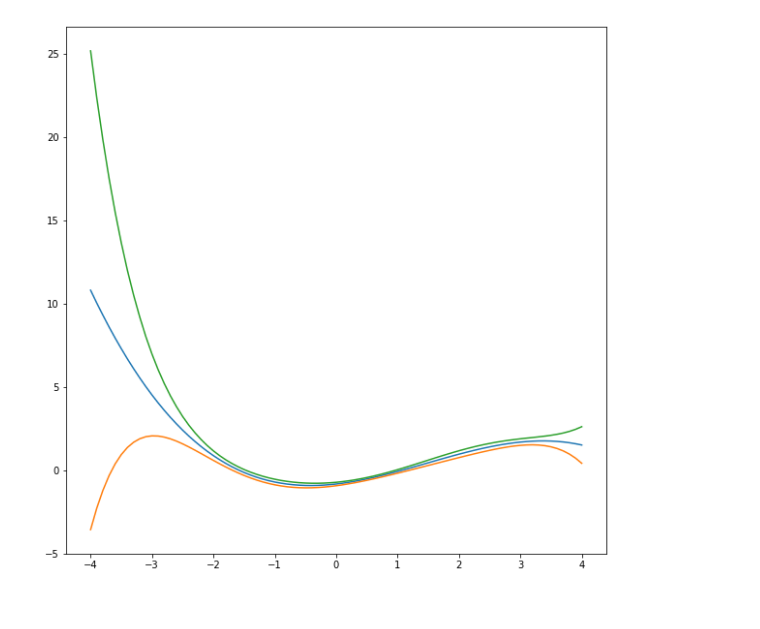
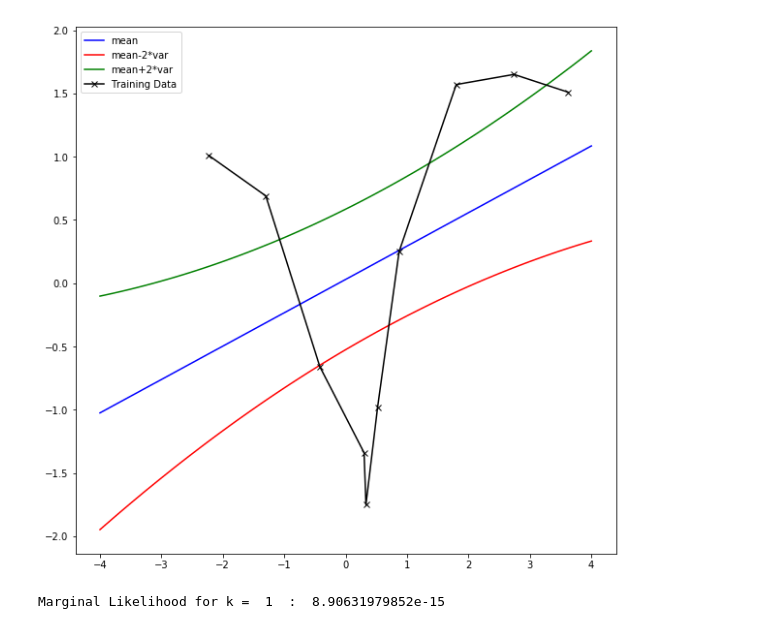
Before and after one commit to agjayant/assignments_CS772, a Jupyter notebook: hw1/bayesian-lr.ipynb, the cells around one changed output. Saved outputs shown, nothing was run; the diff lists cells and outputs as text; code cells hidden in the pictures.

```diff
--- a/hw1/bayesian-lr.ipynb
+++ b/hw1/bayesian-lr.ipynb
@@ -13,11 +14,10 @@ def returnData(x,k):
     return np.asarray(temp)
 # %%
 ## Data Dimension
-k = 3
+k = 1
 
 ## Input Data
 train_x = []
 for X in x:
     train_x.append(returnData(X,k))
 train_x = np.asarray(train_x)
-print np.shape(train_x)
@@ -36,12 +34,12 @@ yPlt = []
 xPlt = []
 yPlt1 = []
 yPlt2 = []
-interval = 1
+interval = 0.1
 for i in np.arange(0.0,4.0+ interval,interval):
     xPlt.append(-1*(4-i))
     xData = returnData(-1*(4-i),k)
     mean = np.dot(np.transpose(mu_post), xData)
-    var = np.dot(np.dot(np.transpose(xData), sigma_post ), xData )
+    var = np.dot(np.dot(np.transpose(xData), sigma_post ), xData ) + 1.0/beta
     yPlt.append(mean)
     yPlt1.append(mean - 2*var)
     yPlt2.append(mean + 2*var)
@@ -50,7 +48,7 @@ for i in np.arange(0.0,4.0+ interval,interval):
     xPlt.append(i)
     xData = returnData(i,k)
     mean = np.dot(np.transpose(mu_post), xData)
-    var = np.dot(np.dot(np.transpose(xData), sigma_post ), xData )
+    var = np.dot(np.dot(np.transpose(xData), sigma_post ), xData ) + 1.0/beta
     yPlt.append(mean)
     yPlt1.append(mean - 2*var)
     yPlt2.append(mean + 2*var)
@@ -62,8 +55,20 @@ plt.show()
 # %%
-plt.plot(xPlt, yPlt)
-plt.plot(xPlt, yPlt1)
-plt.plot(xPlt, yPlt2)
+plt.plot(xPlt, yPlt, label="mean", color="blue")
+plt.plot(xPlt, yPlt1, label="mean-2*var", color="red")
+plt.plot(xPlt, yPlt2, label="mean+2*var", color="green")
+check = plt.plot(x,y, marker='x', label="Training Data", color="black")
 plt.rcParams["figure.figsize"] = [10,10]
+plt.legend()
 plt.show()
 # %% [output]
-[figure, old version]
+[figure, new version]
+# %%
+y = np.asarray(y)
+N = len(y)
+ml_exp = math.pow(math.e, -0.5*np.dot(np.dot(np.transpose(y),np.linalg.inv(np.identity(N)/beta + np.dot(train_x,
+                        np.transpose(train_x))/lambda1)), y) )
+ml_const = np.linalg.det( np.identity(N)/beta + np.dot(train_x, np.transpose(train_x))/lambda1 )
+ml_const = math.pow(ml_const,-0.5)/(math.pow(2*math.pi, N/2))
+print "Marginal Likelihood for k = ", k, " : ",ml_const*ml_exp
+# %% [output]
+Marginal Likelihood for k =  1  :  8.90631979852e-15
```
Also changed, not shown: parts of 3 cells of this notebook, 6 other files.
